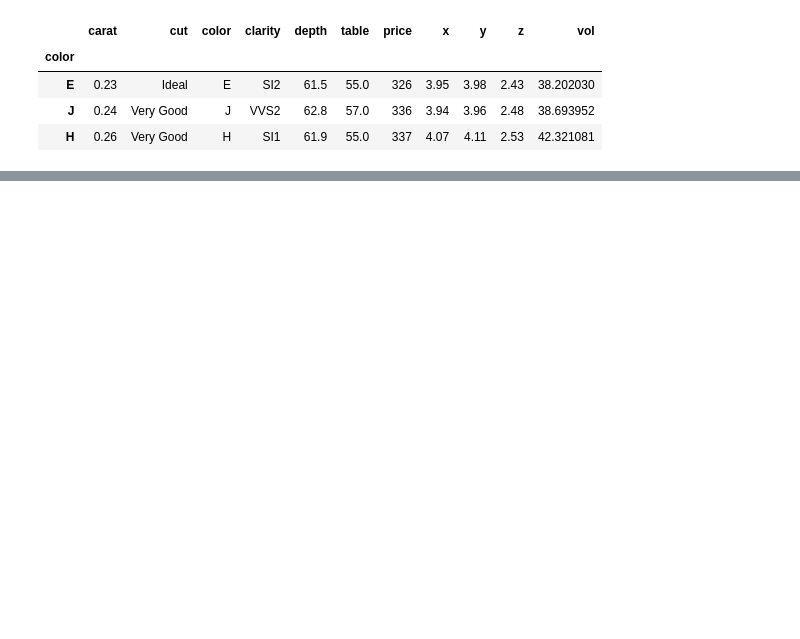
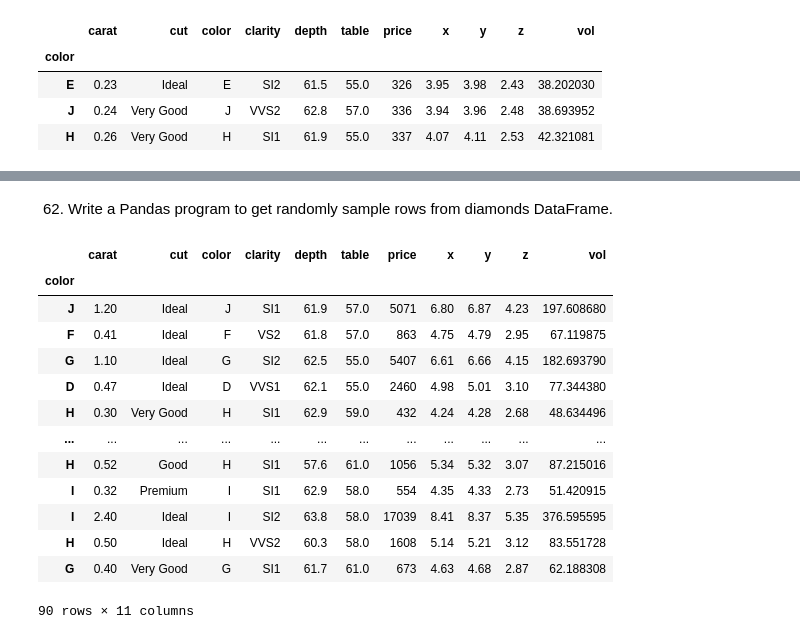
Before and after one commit to odinicc/Data-Practice, a Jupyter notebook: 23 Pandas Practise/Dimonds_2.ipynb, the cells around one changed output, grey strips where cells are left out. Drawn from its saved outputs; the diff is of its cells as text; code cells hidden in the pictures; blank space fills up the shorter version.

```diff
--- a/23 Pandas Practise/Dimonds_2.ipynb
+++ b/23 Pandas Practise/Dimonds_2.ipynb
@@ -214,0 +280,19 @@ diamonds.iloc[[0,5,7]]
+# %% [markdown]
+62. Write a Pandas program to get randomly sample rows from diamonds DataFrame.
+# %%
+diamonds.sample(n = 90)
+# %% [output]
+|  | carat | cut | color | clarity | depth | table | price | x | y | z | vol |
+| color |  |  |  |  |  |  |  |  |  |  |  |
+| J | 1.20 | Ideal | J | SI1 | 61.9 | 57.0 | 5071 | 6.80 | 6.87 | 4.23 | 197.608680 |
+| F | 0.41 | Ideal | F | VS2 | 61.8 | 57.0 | 863 | 4.75 | 4.79 | 2.95 | 67.119875 |
+| G | 1.10 | Ideal | G | SI2 | 62.5 | 55.0 | 5407 | 6.61 | 6.66 | 4.15 | 182.693790 |
+| D | 0.47 | Ideal | D | VVS1 | 62.1 | 55.0 | 2460 | 4.98 | 5.01 | 3.10 | 77.344380 |
+| H | 0.30 | Very Good | H | SI1 | 62.9 | 59.0 | 432 | 4.24 | 4.28 | 2.68 | 48.634496 |
+| ... | ... | ... | ... | ... | ... | ... | ... | ... | ... | ... | ... |
+| H | 0.52 | Good | H | SI1 | 57.6 | 61.0 | 1056 | 5.34 | 5.32 | 3.07 | 87.215016 |
+| I | 0.32 | Premium | I | SI1 | 62.9 | 58.0 | 554 | 4.35 | 4.33 | 2.73 | 51.420915 |
+| I | 2.40 | Ideal | I | SI2 | 63.8 | 58.0 | 17039 | 8.41 | 8.37 | 5.35 | 376.595595 |
+| H | 0.50 | Ideal | H | VVS2 | 60.3 | 58.0 | 1608 | 5.14 | 5.21 | 3.12 | 83.551728 |
+| G | 0.40 | Very Good | G | SI1 | 61.7 | 61.0 | 673 | 4.63 | 4.68 | 2.87 | 62.188308 |
+90 rows × 11 columns
```
Also changed, not shown: parts of 24 cells of this notebook.
